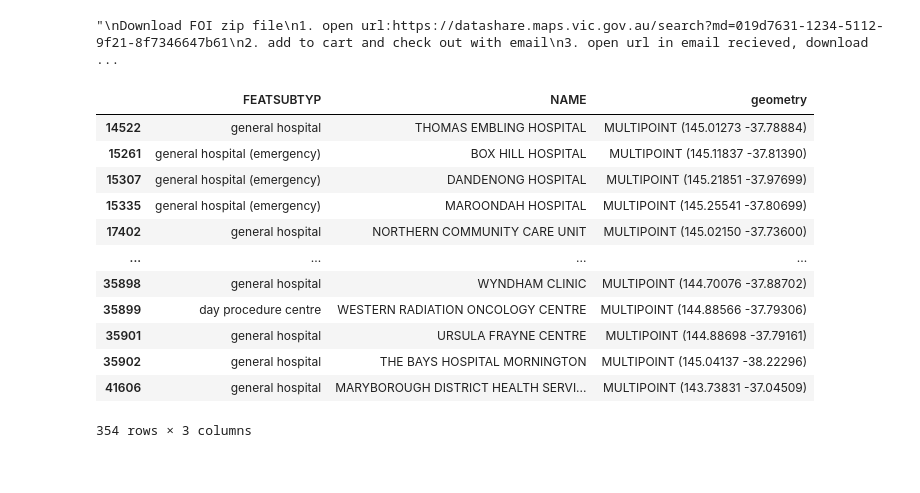
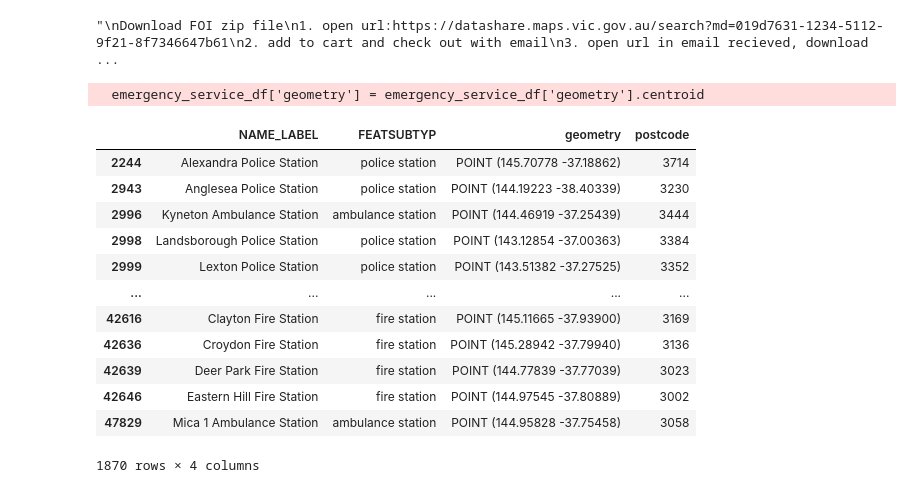
Before and after one commit to MAST30034-Applied-Data-Science/generic-real-estate-consulting-project-group-7, a Jupyter notebook: notebooks/download_external.ipynb, the cells around one changed output. Cells and saved outputs as stored; diff of their text form; code cells hidden in the pictures.

```diff
--- a/notebooks/download_external.ipynb
+++ b/notebooks/download_external.ipynb
@@ -129,22 +151,6 @@ hospital_df = hospital_df.dropna(subset=['FEATSUBTYP','NAME','geometry'])
 filename = 'hospital.csv'
 output_dir_full = f'{output_dir}{filename}'
 hospital_df.to_csv(output_dir_full)
-# %%
-hospital_df
-# %% [output]
-|  | FEATSUBTYP | NAME | geometry |
-| 14522 | general hospital | THOMAS EMBLING HOSPITAL | MULTIPOINT (145.01273 -37.78884) |
-| 15261 | general hospital (emergency) | BOX HILL HOSPITAL | MULTIPOINT (145.11837 -37.81390) |
-| 15307 | general hospital (emergency) | DANDENONG HOSPITAL | MULTIPOINT (145.21851 -37.97699) |
-| 15335 | general hospital (emergency) | MAROONDAH HOSPITAL | MULTIPOINT (145.25541 -37.80699) |
-| 17402 | general hospital | NORTHERN COMMUNITY CARE UNIT | MULTIPOINT (145.02150 -37.73600) |
-| ... | ... | ... | ... |
-| 35898 | general hospital | WYNDHAM CLINIC | MULTIPOINT (144.70076 -37.88702) |
-| 35899 | day procedure centre | WESTERN RADIATION ONCOLOGY CENTRE | MULTIPOINT (144.88566 -37.79306) |
-| 35901 | general hospital | URSULA FRAYNE CENTRE | MULTIPOINT (144.88698 -37.79161) |
-| 35902 | general hospital | THE BAYS HOSPITAL MORNINGTON | MULTIPOINT (145.04137 -38.22296) |
-| 41606 | general hospital | MARYBOROUGH DISTRICT HEALTH SERVI... | MULTIPOINT (143.73831 -37.04509) |
-354 rows × 3 columns
 # %%
 '''
 
@@ -152,20 +158,38 @@ emergency services: police station, amubulance
 
 
 '''
+import geopandas as gpd
 #filter out important emergency sevice
 target_emergency_service= ['police station',
                            'ambulance station',
-                           'fire station',
-                           'fire station (forest industry)']
+                           'fire station']
 selected_columns = ['NAME_LABEL','FEATSUBTYP','geometry']
 
 emergency_service_df = VIC_FOI.loc[VIC_FOI['FTYPE'] == 'emergency facility'][selected_columns]
 emergency_service_df = emergency_service_df.loc[emergency_service_df['FEATSUBTYP']\
                                                 .isin(target_emergency_service)]
 emergency_service_df = emergency_service_df.dropna(subset=['NAME_LABEL','geometry'])
+emergency_service_df['geometry'] = emergency_service_df['geometry'].centroid
 
 
-#output
-filename = 'emergency_service.csv'
-output_dir_full = f'{output_dir}{filename}'
-emergency_service_df.to_csv(output_dir_full)
+#add postcode column
+postcode_lst = add_postcode_column_from_geometry(emergency_service_df)
+emergency_service_df['postcode'] = postcode_lst
+# %% [output]
+  emergency_service_df['geometry'] = emergency_service_df['geometry'].centroid
+# %%
+emergency_service_df
+# %% [output]
+|  | NAME_LABEL | FEATSUBTYP | geometry | postcode |
+| 2244 | Alexandra Police Station | police station | POINT (145.70778 -37.18862) | 3714 |
+| 2943 | Anglesea Police Station | police station | POINT (144.19223 -38.40339) | 3230 |
+| 2996 | Kyneton Ambulance Station | ambulance station | POINT (144.46919 -37.25439) | 3444 |
+| 2998 | Landsborough Police Station | police station | POINT (143.12854 -37.00363) | 3384 |
+| 2999 | Lexton Police Station | police station | POINT (143.51382 -37.27525) | 3352 |
+| ... | ... | ... | ... | ... |
+| 42616 | Clayton Fire Station | fire station | POINT (145.11665 -37.93900) | 3169 |
+| 42636 | Croydon Fire Station | fire station | POINT (145.28942 -37.79940) | 3136 |
+| 42639 | Deer Park Fire Station | fire station | POINT (144.77839 -37.77039) | 3023 |
+| 42646 | Eastern Hill Fire Station | fire station | POINT (144.97545 -37.80889) | 3002 |
+| 47829 | Mica 1 Ambulance Station | ambulance station | POINT (144.95828 -37.75458) | 3058 |
+1870 rows × 4 columns
```
Also changed, not shown: parts of 14 cells of this notebook, 1 other file.
